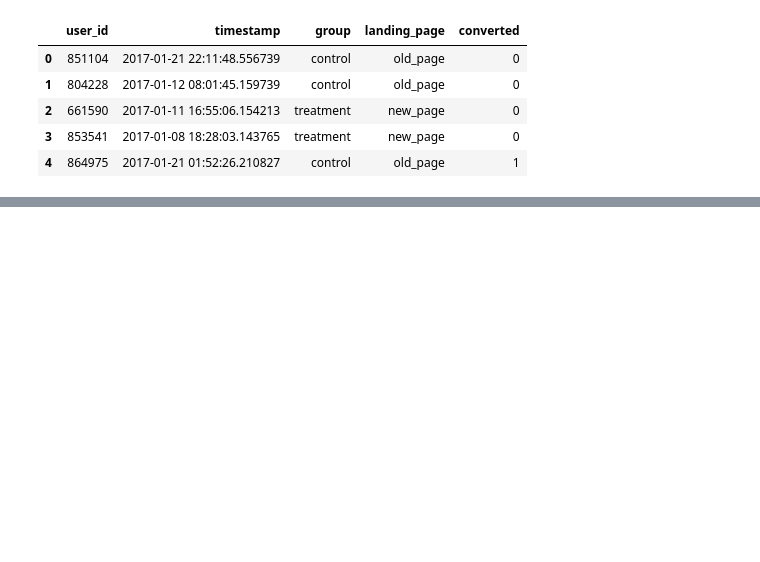
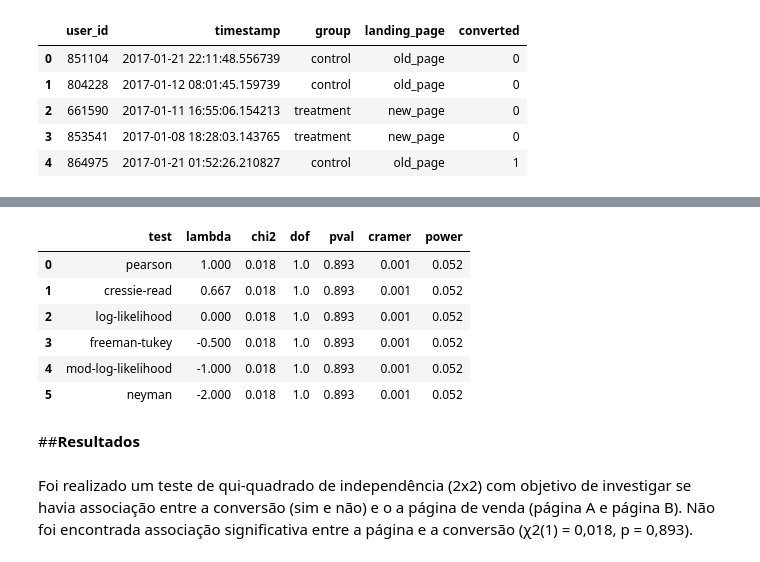
Before and after one commit to luisdzanetta/projects, a Jupyter notebook: Projeto_1_Teste_AB.ipynb, the cells around one changed output, grey strips where cells are left out. Drawn from its saved outputs; the diff is of its cells as text; code cells hidden in the pictures; blank space fills up the shorter version.

```diff
--- a/Projeto_1_Teste_AB.ipynb
+++ b/Projeto_1_Teste_AB.ipynb
@@ -85,7 +89,0 @@ df_raw.head()
-# %%
-#Cálculo amostral utilizando a função power_ttest da biblioteca pingouin
-
-sample_size = power_ttest(d=0.02, power=0.8, alpha = 0.05, contrast='two-samples')
-
-print('Amostra por grupo = %.f' %sample_size)
-print('Amostra total = %.f' %(sample_size*2))
@@ -116,0 +129,4 @@ NameError: ignored
+# %%
+#Deletar usuários duplicados
+df1 = df_raw.drop_duplicates('user_id', keep=False)
+print('O número de usuários após deletar os user_id duplicados é: %.f' %df1.shape[0])
@@ -116,0 +147,12 @@ NameError: ignored
+# %%
+#Grupo Controle (A)
+df_gc = df1[df1['group'] == 'control'].sample(n=int(sample_size), random_state = 42)
+print('N Grupo Controle = %.f' %df_gc.shape[0])
+
+#Grupo Tratamento (B)
+df_gt = df1[df1['group'] == 'treatment'].sample(n=int(sample_size), random_state = 42)
+print('N Grupo Tratamento = %.f' %df_gt.shape[0])
+
+#Concatenar os grupos em um df
+df_ab = pd.concat([df_gc, df_gt]).reset_index(drop = True)
+print('N df_ab = %.f' %df_ab.shape[0])
@@ -116,0 +190,5 @@ NameError: ignored
+# %%
+#Qui-Quadrado (Chi-sqaured [χ2])
+
+expected, observed, stats = pg.chi2_independence(df_ab, x='group',
+                                                 y='converted')
@@ -116,0 +227,15 @@ NameError: ignored
+# %%
+#Estatísitcas do Teste
+stats.round(3)
+# %% [output]
+|  | test | lambda | chi2 | dof | pval | cramer | power |
+| 0 | pearson | 1.000 | 0.018 | 1.0 | 0.893 | 0.001 | 0.052 |
+| 1 | cressie-read | 0.667 | 0.018 | 1.0 | 0.893 | 0.001 | 0.052 |
+| 2 | log-likelihood | 0.000 | 0.018 | 1.0 | 0.893 | 0.001 | 0.052 |
+| 3 | freeman-tukey | -0.500 | 0.018 | 1.0 | 0.893 | 0.001 | 0.052 |
+| 4 | mod-log-likelihood | -1.000 | 0.018 | 1.0 | 0.893 | 0.001 | 0.052 |
+| 5 | neyman | -2.000 | 0.018 | 1.0 | 0.893 | 0.001 | 0.052 |
+# %% [markdown]
+##**Resultados**
+# %% [markdown]
+Foi realizado um teste de qui-quadrado de independência (2x2) com objetivo de investigar se havia associação entre a conversão (sim e não) e o a página de venda (página A e página B). Não foi encontrada associação significativa entre a página e a conversão (χ2(1) = 0,018, p = 0,893).
```
Also changed, not shown: parts of 29 cells of this notebook.
